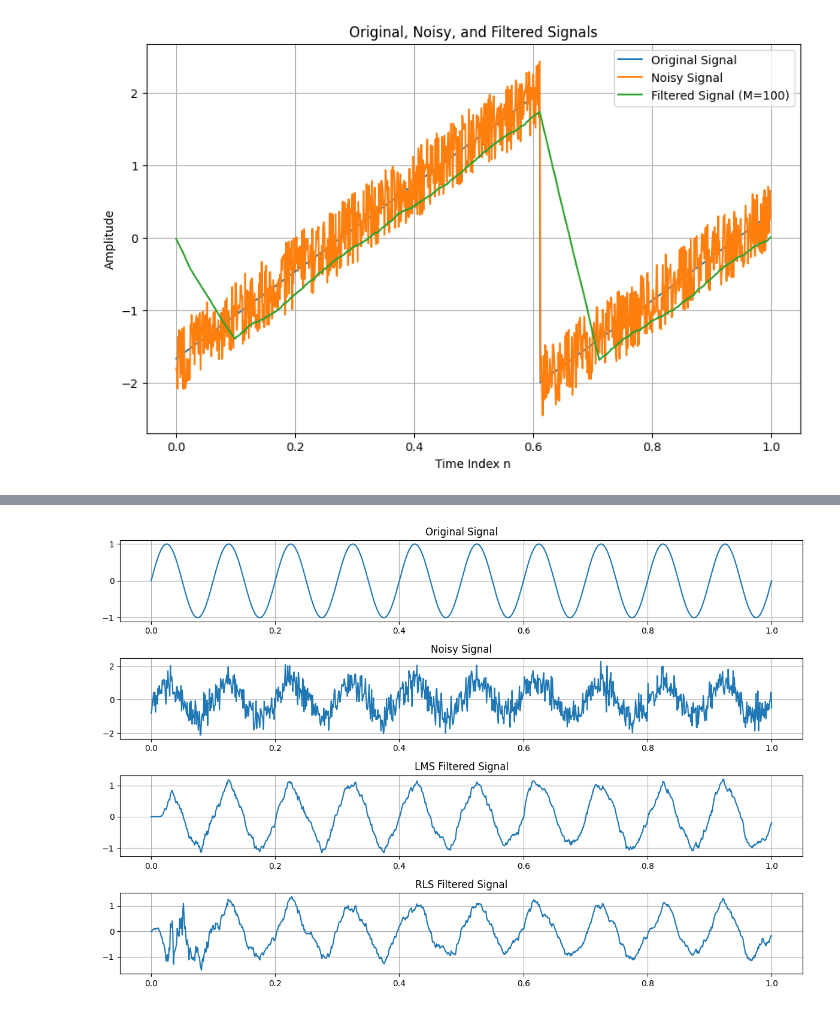
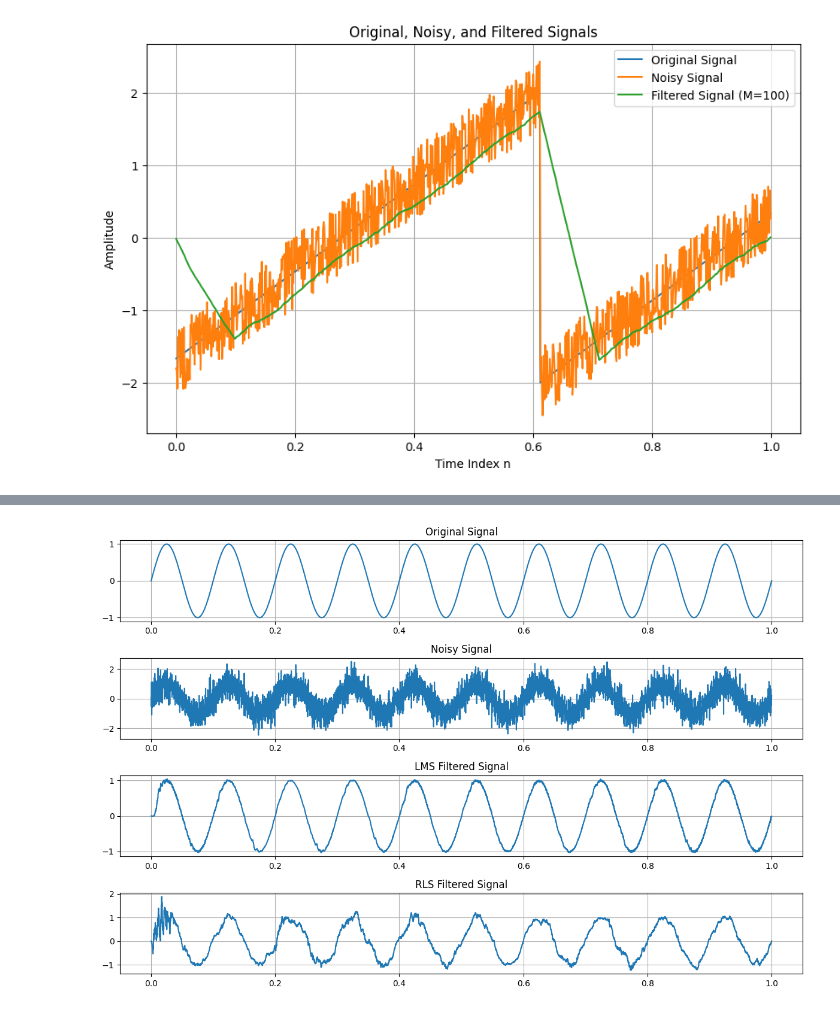
Before and after one commit to KaBoomKaBoom/PS_Labs, a Jupyter notebook: Lab1/Lab1.ipynb, the cells around one changed output, grey strips where cells are left out. Saved outputs shown, nothing was run; the diff lists cells and outputs as text; code cells hidden in the pictures.

```diff
--- a/Lab1/Lab1.ipynb
+++ b/Lab1/Lab1.ipynb
@@ -391,22 +321,11 @@ import matplotlib.pyplot as plt
 
 class LMSFilter:
     def __init__(self, filter_length, mu):
-        """
-        Initialize LMS filter
-        filter_length: Number of filter taps
-        mu: Step size parameter
-        """
         self.L = filter_length
         self.mu = mu
         self.w = np.zeros(self.L)
 
     def filter(self, x, d):
-        """
-        Apply LMS filtering
-        x: Input signal
-        d: Desired signal
-        Returns: filtered signal, error signal
-        """
         N = len(x)
         y = np.zeros(N)
         e = np.zeros(N)
@@ -431,24 +350,12 @@ class LMSFilter:
 
 class RLSFilter:
     def __init__(self, filter_length, lambda_forget=0.99, delta=0.1):
-        """
-        Initialize RLS filter
-        filter_length: Number of filter taps
-        lambda_forget: Forgetting factor
-        delta: Initial value for P matrix diagonal
-        """
         self.L = filter_length
         self.lambda_forget = lambda_forget
         self.w = np.zeros(self.L)
         self.P = np.eye(self.L) / delta
 
     def filter(self, x, d):
-        """
-        Apply RLS filtering
-        x: Input signal
-        d: Desired signal
-        Returns: filtered signal, error signal
-        """
         N = len(x)
         y = np.zeros(N)
         e = np.zeros(N)
@@ -480,46 +387,46 @@ class RLSFilter:
 # Example usage and demonstration
 def demo_noise_cancellation():
     # Generate sample signals
-    t = np.linspace(0, 1, 1000)
+    t = np.linspace(0, 1, 6000)
     desired_signal = np.sin(2 * np.pi * 10 * t)  # 10 Hz sine wave
     noise = 0.5 * np.random.randn(len(t))
     input_signal = desired_signal + noise
 
     # Apply LMS filter
-    lms = LMSFilter(filter_length=32, mu=0.01)
+    lms = LMSFilter(filter_length=128, mu=0.01)
     lms_output, lms_error = lms.filter(input_signal, desired_signal)
 
     # Apply RLS filter
-    rls = RLSFilter(filter_length=32)
+    rls = RLSFilter(filter_length=128)
     rls_output, rls_error = rls.filter(input_signal, desired_signal)
 
     # Plot results
     plt.figure(figsize=(12, 8))
 
     plt.subplot(4, 1, 1)
     plt.plot(t, desired_signal)
     plt.title('Original Signal')
     plt.grid(True)
 
     plt.subplot(4, 1, 2)
     plt.plot(t, input_signal)
     plt.title('Noisy Signal')
     plt.grid(True)
 
     plt.subplot(4, 1, 3)
     plt.plot(t, lms_output)
     plt.title('LMS Filtered Signal')
     plt.grid(True)
 
     plt.subplot(4, 1, 4)
     plt.plot(t, rls_output)
     plt.title('RLS Filtered Signal')
     plt.grid(True)
 
     plt.tight_layout()
     plt.show()
 
 if __name__ == "__main__":
     demo_noise_cancellation()
 # %% [output]
-[figure, old version]
+[figure, new version]
```
Also changed, not shown: parts of 1 cell of this notebook, 2 other files.
